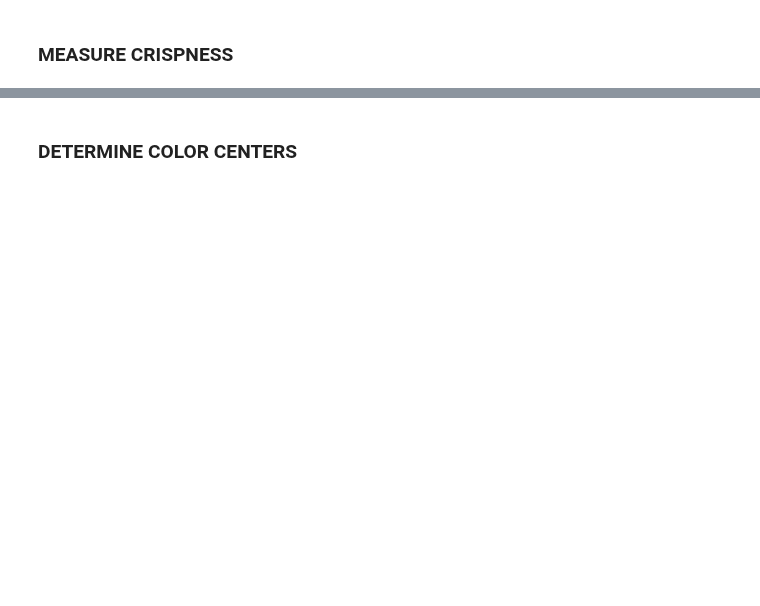
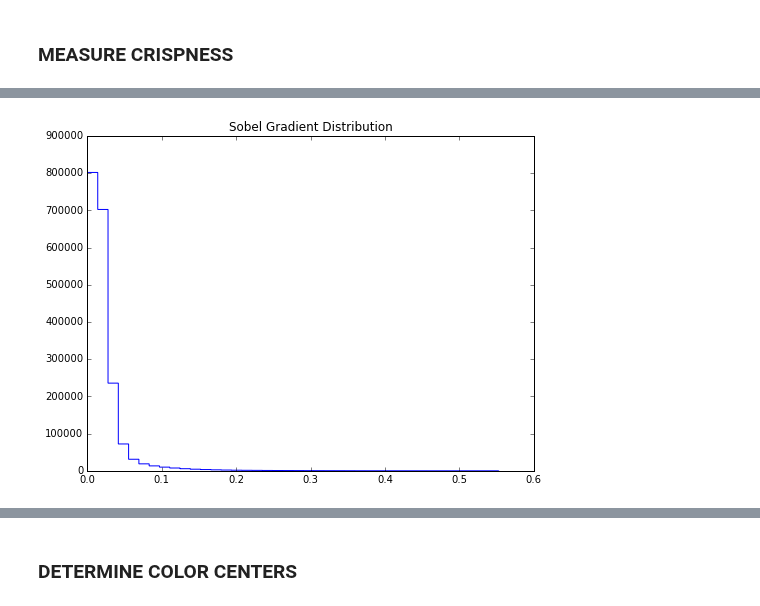
Before and after one commit to MPMakris/Photo_Pro, a Jupyter notebook: notebooks/Demonstrate Featurization.ipynb, the cells around one changed output, grey strips where cells are left out. Cells and saved outputs as stored; diff of their text form; code cells hidden in the pictures; blank space fills up the shorter version.

```diff
--- a/notebooks/Demonstrate Featurization.ipynb
+++ b/notebooks/Demonstrate Featurization.ipynb
@@ -37,0 +42,8 @@ plt.show()
+# %%
+plt.figure(figsize=(8,6))
+test.var()
+plt.title("Sobel Gradient Distribution")
+plt.hist(test.flatten(), bins=40, histtype='step')
+plt.savefig('visuals/{}_sobel_dist.jpg'.format(name_simple))
+# %% [output]
+[figure, added]
```
Also changed, not shown: parts of 22 cells of this notebook, 26 other files.
